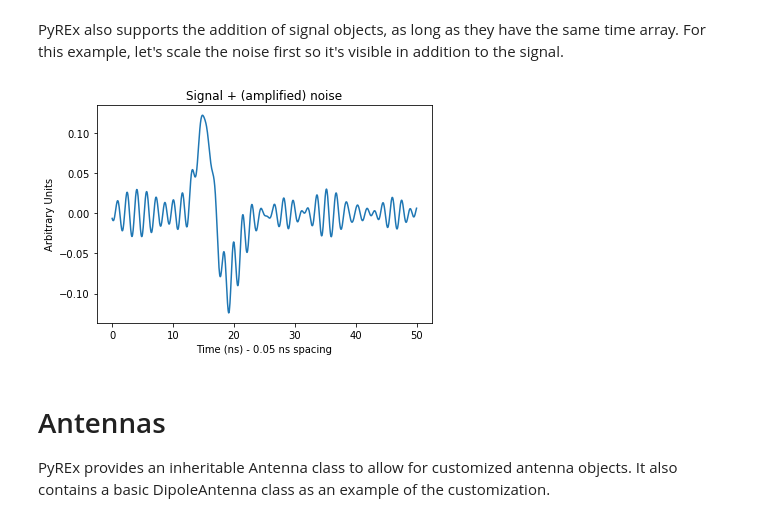
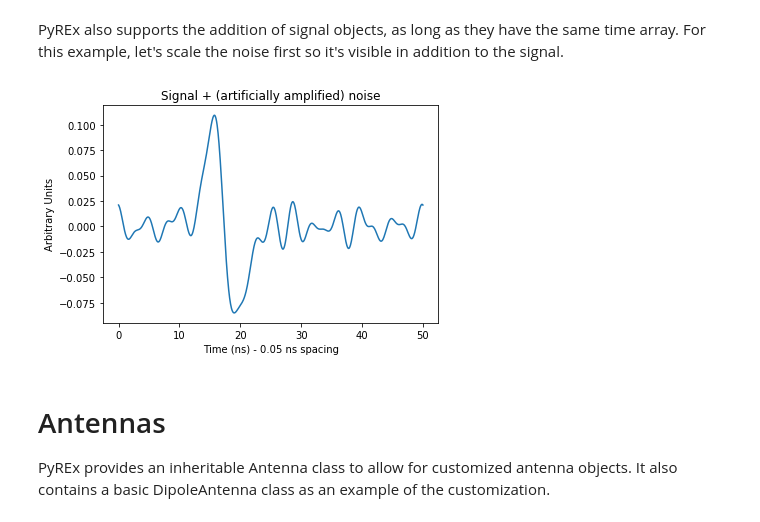
Before and after one commit to bhokansonfasig/pyrex, a Jupyter notebook: PyREx Demo.ipynb, the cells around one changed output. Saved outputs shown, nothing was run; the diff lists cells and outputs as text; code cells hidden in the pictures.

```diff
--- a/PyREx Demo.ipynb
+++ b/PyREx Demo.ipynb
@@ -29,7 +29,7 @@ pyrex.AskaryanSignal?
 # %%
 time_array = np.linspace(0, 50e-9, 1001) # seconds
 time_offset = 10e-9 # seconds
-neutrino_energy = 1e5 # TeV
+neutrino_energy = 1e8 # GeV
 observation_angle = 45*np.pi/180 # radians
 ask = pyrex.AskaryanSignal(times=time_array, energy=neutrino_energy,
                            theta=observation_angle, t0=time_offset)
@@ -53,8 +55,8 @@ pyrex.ThermalNoise?
 # %%
 time_array = np.linspace(0, 50e-9, 1001) # s
 temperature = 300 # K
-resistance = 1000 # ohm
-frequency_band = (550e6, 750e6) # Hz
+resistance = 100 # ohm
+frequency_band = (100e6, 400e6) # Hz
 noise = pyrex.ThermalNoise(times=time_array, temperature=temperature,
                            resistance=resistance, f_band=frequency_band)
 # %%
@@ -70,16 +72,16 @@ plt.show()
 # %% [markdown]
 PyREx also supports the addition of signal objects, as long as they have the same time array. For this example, let's scale the noise first so it's visible in addition to the signal.
 # %%
-noise.values *= 250
+noise.values *= 500
 total_signal = ask + noise
 # %%
 plt.plot(total_signal.times * 1e9, total_signal.values)
-plt.title("Signal + (amplified) noise")
+plt.title("Signal + (artificially amplified) noise")
 plt.xlabel("Time (ns) - "+str(noise.dt*1e9)+" ns spacing")
 plt.ylabel("Arbitrary Units")
 plt.show()
 # %% [output]
-[figure, old version]
+[figure, new version]
 # %% [markdown]
 <a id='antennas'></a>
 # Antennas
```
Also changed, not shown: parts of 10 cells of this notebook, 16 other files.
